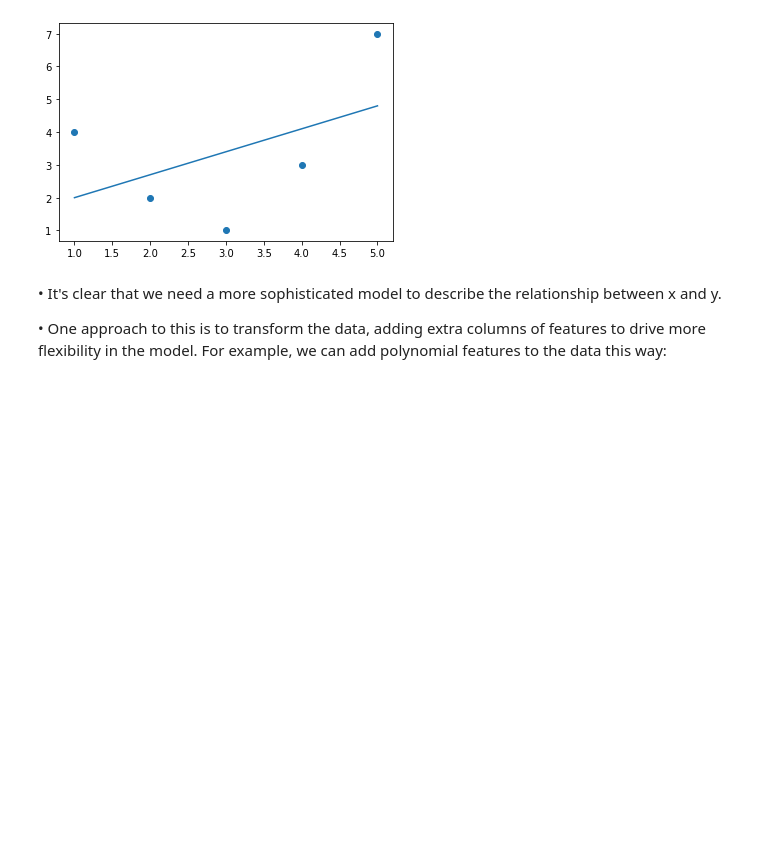
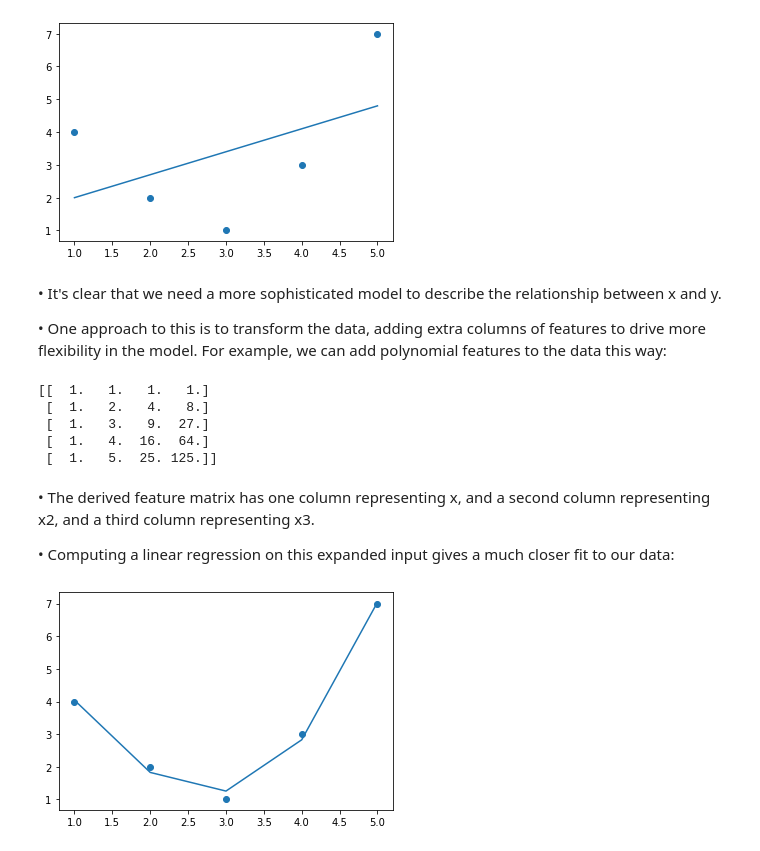
Before and after one commit to rajesh1994/python_excercise_programiz, a Jupyter notebook: python/12_scikit_learn/3. Feature Engineering.ipynb, the cells around one changed output. Drawn from its saved outputs; the diff is of its cells as text; code cells hidden in the pictures; blank space fills up the shorter version.

```diff
--- a/python/12_scikit_learn/3. Feature Engineering.ipynb
+++ b/python/12_scikit_learn/3. Feature Engineering.ipynb
@@ -182,3 +182,25 @@ plt.plot(x, yfit);
 • It's clear that we need a more sophisticated model to describe the relationship between x and y.
 
 • One approach to this is to transform the data, adding extra columns of features to drive more flexibility in the model. For example, we can add polynomial features to the data this way:
+# %%
+from sklearn.preprocessing import PolynomialFeatures
+poly = PolynomialFeatures(degree=3, include_bias=True)
+X2 = poly.fit_transform(X)
+print(X2)
+# %% [output]
+[[  1.   1.   1.   1.]
+ [  1.   2.   4.   8.]
+ [  1.   3.   9.  27.]
+ [  1.   4.  16.  64.]
+ [  1.   5.  25. 125.]]
+# %% [markdown]
+• The derived feature matrix has one column representing x, and a second column representing x2, and a third column representing x3.
+
+• Computing a linear regression on this expanded input gives a much closer fit to our data:
+# %%
+model = LinearRegression().fit(X2, y)
+yfit = model.predict(X2)
+plt.scatter(x, y)
+plt.plot(x, yfit);
+# %% [output]
+[figure, added]
```
Also changed, not shown: parts of 11 cells of this notebook.
